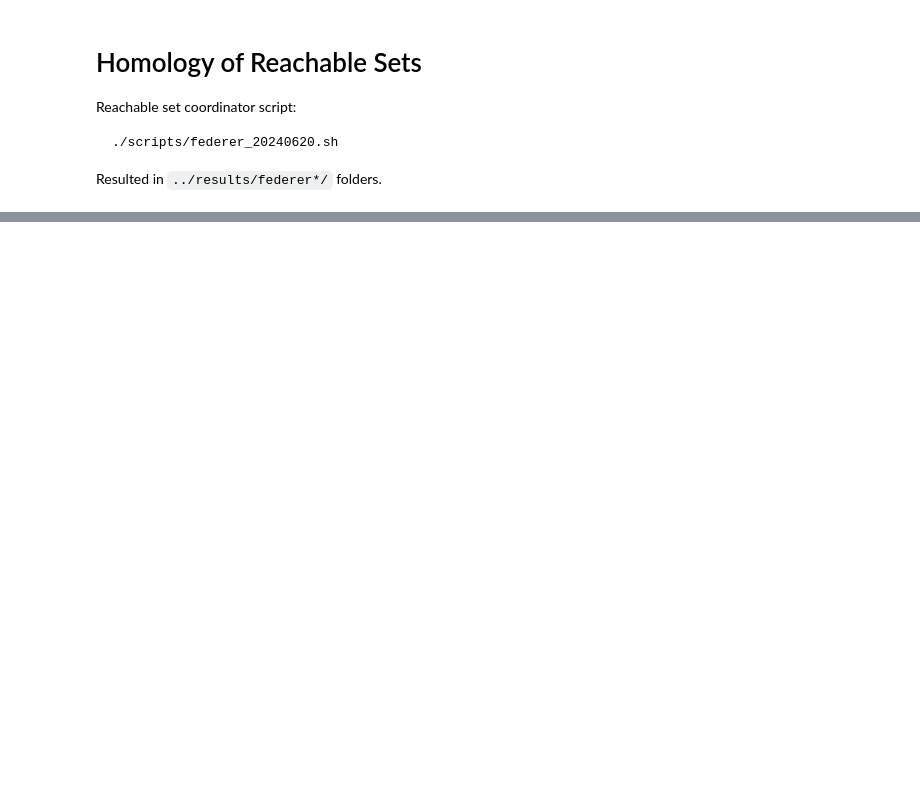
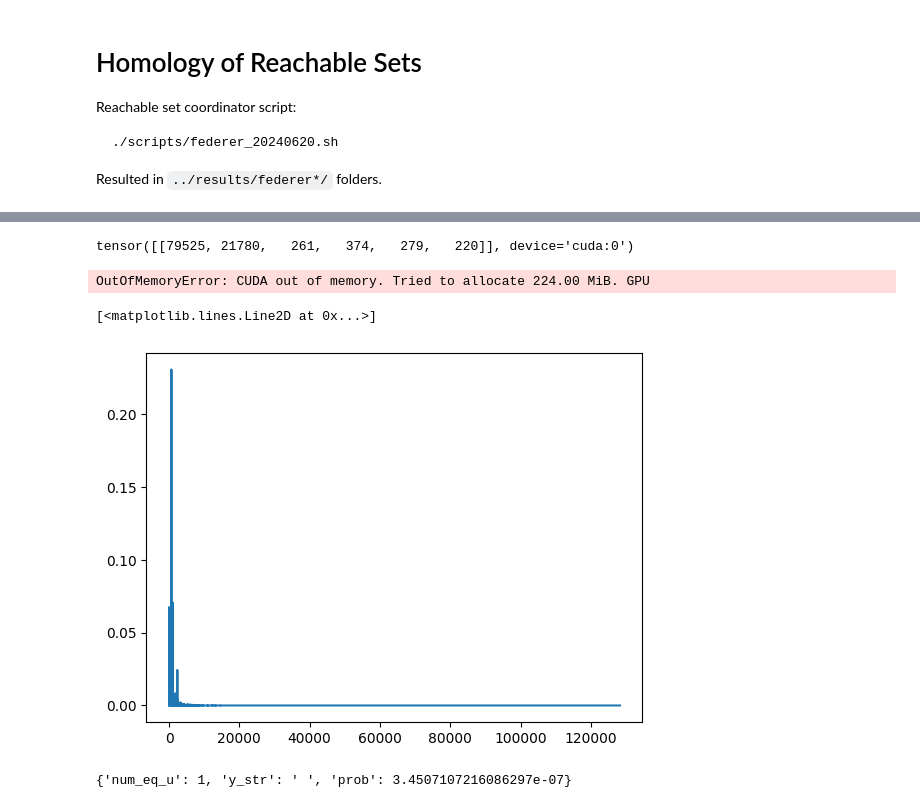
Before and after one commit to amanb2000/Magic_Words, a Jupyter notebook: theorem_numerics/04_Homology_of_Reachability.ipynb, the cells around one changed output, grey strips where cells are left out. Drawn from its saved outputs; the diff is of its cells as text; code cells hidden in the pictures; blank space fills up the shorter version.

```diff
--- a/theorem_numerics/04_Homology_of_Reachability.ipynb
+++ b/theorem_numerics/04_Homology_of_Reachability.ipynb
@@ -37,0 +183,2 @@ AttributeError: 'list' object has no attribute 'keys'
+# %%
+model = AutoModelForCausalLM.from_pretrained(args['model'], device_map="auto")
@@ -37,0 +187,25 @@ AttributeError: 'list' object has no attribute 'keys'
+# %%
+# set pad token if not set
+if tokenizer.pad_token_id is None:
+    tokenizer.pad_token = tokenizer.eos_token
+    model.config.pad_token_id = model.config.eos_token_id
+# %%
+x_0_ids = torch.tensor(x_0_ids).unsqueeze(0).to(model.device)
+x_0_ids
+# %% [output]
+tensor([[79525, 21780,   261,   374,   279,   220]], device='cuda:0')
+# %%
+logits_x_0 = model(x_0_ids)['logits']
+print("logits_x_0 shape: ", logits_x_0.shape)
+# %% [output]
+OutOfMemoryError: CUDA out of memory. Tried to allocate 224.00 MiB. GPU
+# %%
+# put logits_x_0 through softmax
+y_logits = logits_x_0[0, -1, :]
+y_probs = torch.nn.functional.softmax(y_logits, dim=0)
+# line plot of y_probs
+import matplotlib.pyplot as plt
+plt.plot(y_probs.detach().cpu().numpy())
+# %% [output]
+[<matplotlib.lines.Line2D at 0x...>]
+[figure, added]
@@ -37,0 +217,7 @@ AttributeError: 'list' object has no attribute 'keys'
+# %%
+num_eq_u_per_y
+
+# remove element with minimal prob
+# num_eq_u_per_y.pop(min(num_eq_u_per_y, key=lambda x: num_eq_u_per_y[x]['prob']))
+# %% [output]
+{'num_eq_u': 1, 'y_str': ' ', 'prob': 3.4507107216086297e-07}
```
Also changed, not shown: parts of 25 cells of this notebook.
